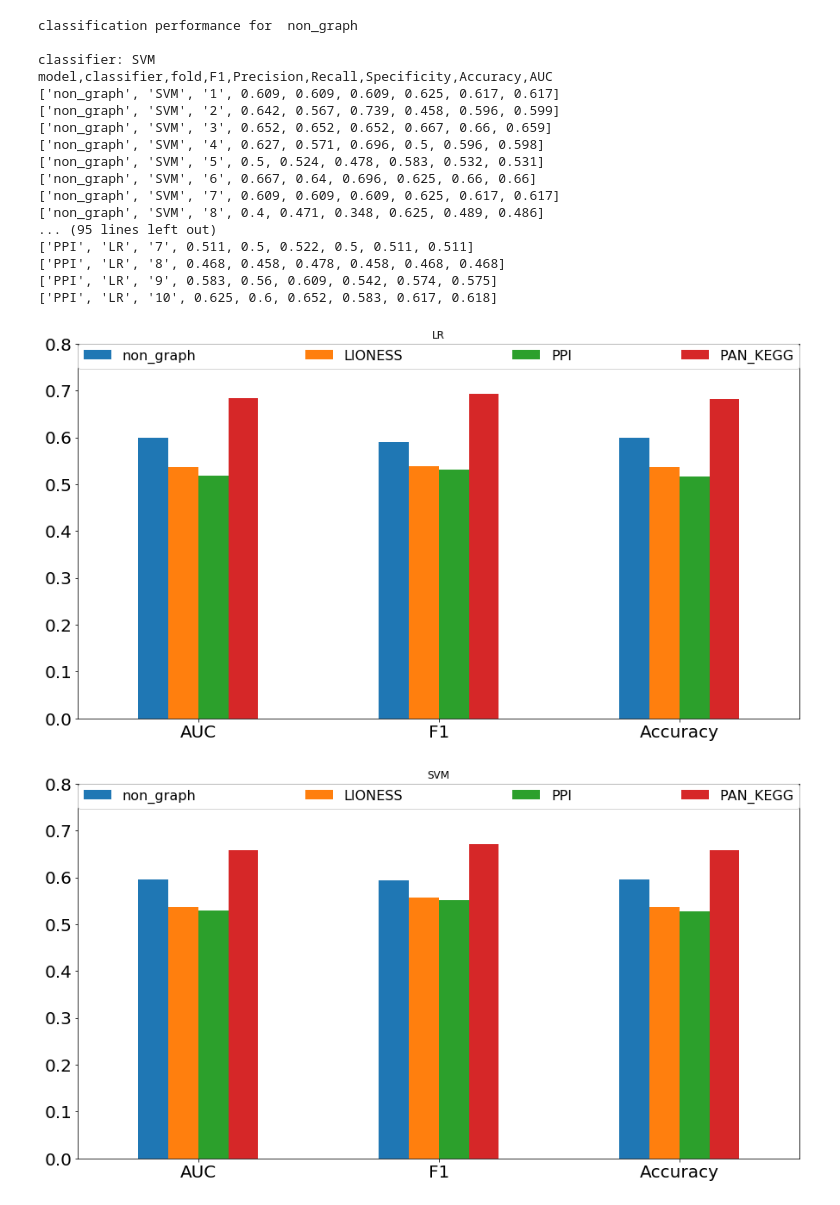
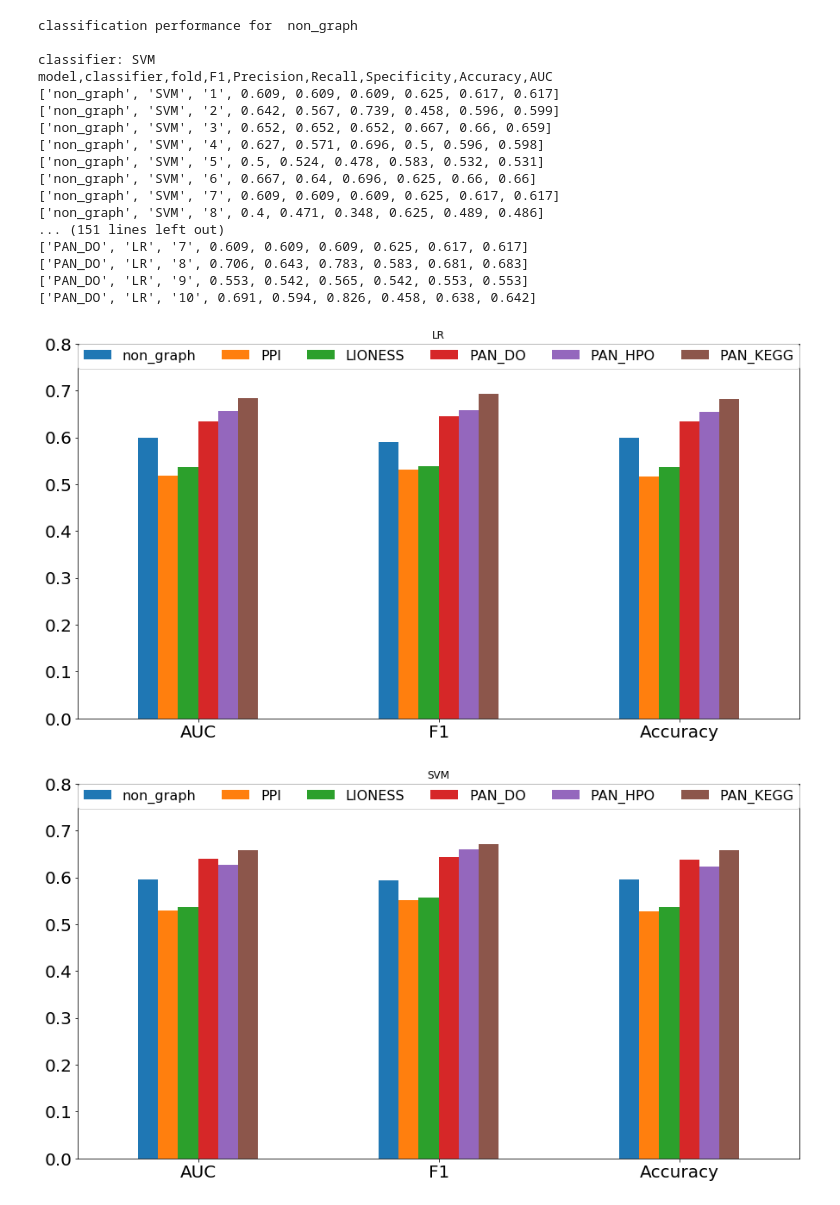
Before and after one commit to thinng/PAN, a Jupyter notebook: classification.ipynb, the cells around one changed output. Saved outputs shown, nothing was run; the diff lists cells and outputs as text; code cells hidden in the pictures.

```diff
--- a/classification.ipynb
+++ b/classification.ipynb
@@ -11,16 +11,20 @@ warnings.filterwarnings('ignore')
 classifiers = ['SVM','LR']
 y = np.asarray([int(e) for e in open('output_data/y.txt') if e.strip()])
 
-datasets  = ['non_graph','pan_graph_feature','lioness_graph_feature','ppi_graph_feature']
-models = ['non_graph','PAN_KEGG','LIONESS','PPI']
+model_data = {}
+model_data['non_graph'] = 'non_graph'
+model_data['PPI'] = 'ppi_graph_feature'
+model_data['LIONESS'] = 'lioness_graph_feature'
+model_data['PAN_KEGG'] = 'pan_KEGG_graph_feature'
+model_data['PAN_HPO'] = 'pan_HPO_graph_feature'
+model_data['PAN_DO'] = 'pan_DO_graph_feature'
 
 with open('result.csv','w') as f: # save classification performance in "result.csv'"
     f.write('model,classifier,fold,F1,Precision,Recall,Specificity,Accuracy,AUC\n')
-    for m in range(len(models)):
-        model = models[m]
+    for model in model_data:
         print('\nclassification performance for ', model)
     #     load data
-        X = pd.read_csv('output_data/' + datasets[m] + '.csv', header=None, sep=',')
+        X = pd.read_csv('output_data/' + model_data[model] + '.csv', header=None, sep=',')
         X = X.rank(pct=True, numeric_only=True)
         X = X.values.astype(np.float32)
         for classifier in classifiers:
@@ -58,42 +62,42 @@ model,classifier,fold,F1,Precision,Recall,Specificity,Accuracy,AUC
 ['non_graph', 'SVM', '6', 0.667, 0.64, 0.696, 0.625, 0.66, 0.66]
 ['non_graph', 'SVM', '7', 0.609, 0.609, 0.609, 0.625, 0.617, 0.617]
 ['non_graph', 'SVM', '8', 0.4, 0.471, 0.348, 0.625, 0.489, 0.486]
-... (95 lines left out)
-['PPI', 'LR', '7', 0.511, 0.5, 0.522, 0.5, 0.511, 0.511]
-['PPI', 'LR', '8', 0.468, 0.458, 0.478, 0.458, 0.468, 0.468]
-['PPI', 'LR', '9', 0.583, 0.56, 0.609, 0.542, 0.574, 0.575]
-['PPI', 'LR', '10', 0.625, 0.6, 0.652, 0.583, 0.617, 0.618]
+... (151 lines left out)
+['PAN_DO', 'LR', '7', 0.609, 0.609, 0.609, 0.625, 0.617, 0.617]
+['PAN_DO', 'LR', '8', 0.706, 0.643, 0.783, 0.583, 0.681, 0.683]
+['PAN_DO', 'LR', '9', 0.553, 0.542, 0.565, 0.542, 0.553, 0.553]
+['PAN_DO', 'LR', '10', 0.691, 0.594, 0.826, 0.458, 0.638, 0.642]
 # %%
 import matplotlib.pyplot as plt
 %matplotlib inline
 
 df = pd.read_csv('result.csv')
 df_mean = df.groupby(['model','classifier']).mean()
 df_mean = df_mean.reset_index()
 df_mean = df_mean[['model','classifier','F1','Precision','Recall','Specificity','Accuracy','AUC']]
 for classifier in ['LR', 'SVM']:
     df = df_mean
     df = df[ df['classifier'] == classifier ]
     df = df[['model','AUC','F1','Accuracy']]
     label = list(df['model'])
     df = df[['AUC','F1','Accuracy']]
     df = df.T
     df.columns = label
-    df = df[['non_graph', 'LIONESS', 'PPI', 'PAN_KEGG']]
+    df = df[['non_graph','PPI','LIONESS','PAN_DO','PAN_HPO', 'PAN_KEGG']]
 
     fig, ax = plt.subplots()
     df.plot(kind='bar', ax=ax, figsize=(15, 8))
     for tck in ax.get_yticklabels():
         tck.set_fontsize(20)
     xticklabels = [item.get_text() for item in ax.get_xticklabels()]
     ax.set_xticklabels(xticklabels,fontsize=20,rotation = 0)
     ax.legend(fontsize=16, ncol=6, mode='expand', borderaxespad=0.)
     ax.set_ylim(0,.8)
     ax.set_title(classifier)
     plt.show()
     fig.tight_layout()
     dout = 'figs/' + classifier + '.png'
     fig.savefig(dout)
 # %% [output]
-[figure, old version]
+[figure, new version]
-[figure, old version]
+[figure, new version]
```
Also changed, not shown: 23 other files.
